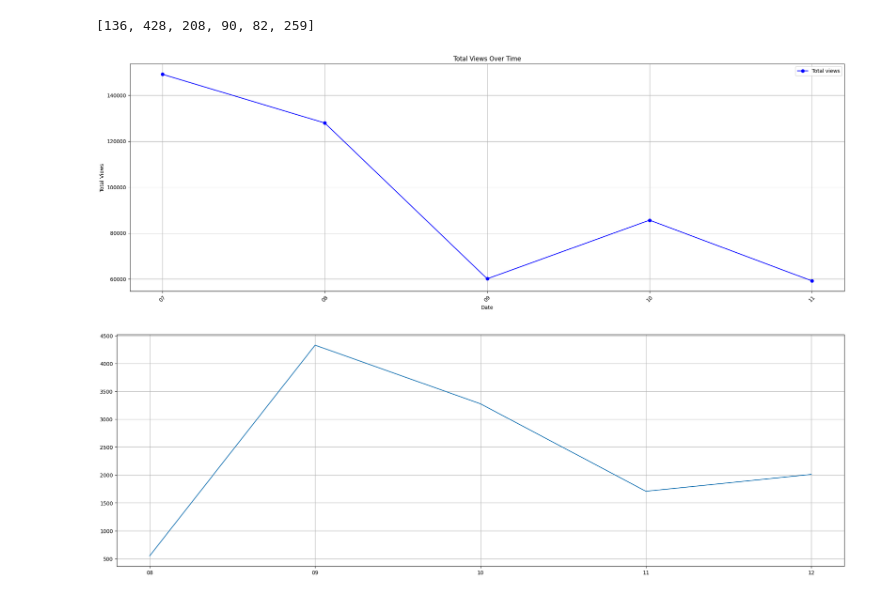
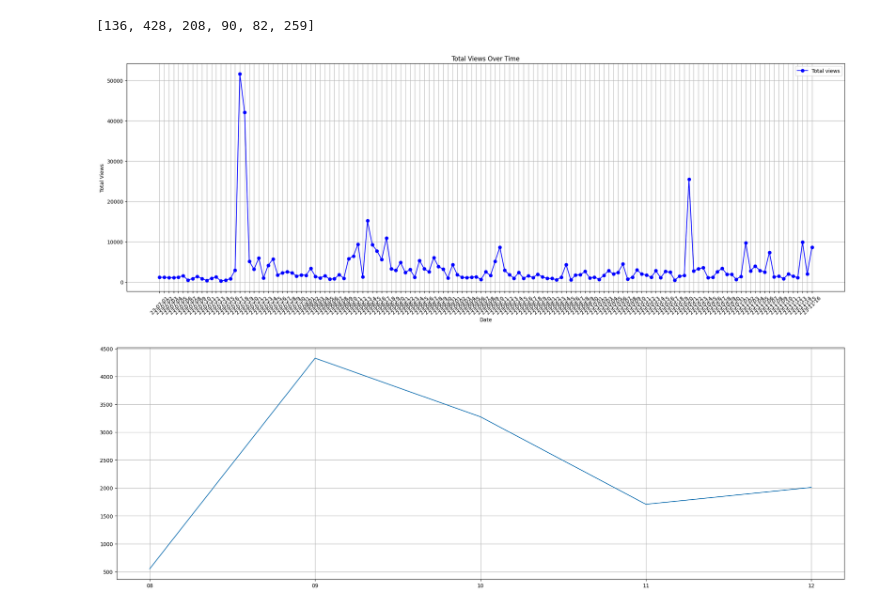
Before and after one commit to softeer5th/DE-team2-vroomcast, a Jupyter notebook: extract/dcinside/extracted_data_EDA.ipynb, the cells around one changed output. Saved outputs shown, nothing was run; the diff lists cells and outputs as text; code cells hidden in the pictures.

```diff
--- a/extract/dcinside/extracted_data_EDA.ipynb
+++ b/extract/dcinside/extracted_data_EDA.ipynb
@@ -114,9 +116,9 @@ def plot_views(data: dict, figsize=(15, 6), feature='views', criteria_date=None,
     plt.grid(True)
     plt.show()
 # %%
-plot_views(santafe_data, figsize=(25, 8), parse='monthly')#, criteria_date='23-08-15')
+plot_views(santafe_data, figsize=(25, 8), parse='daily')#, criteria_date='23-08-15')
 # %% [output]
-[figure, old version]
+[figure, new version]
 # %%
 plt.figure(figsize=(25, 8))
 plt.plot(['08', '09', '10', '11', '12'], [550,	4329,	3277,	1708,	2011])
```
Also changed, not shown: parts of 8 cells of this notebook, 11 other files.
